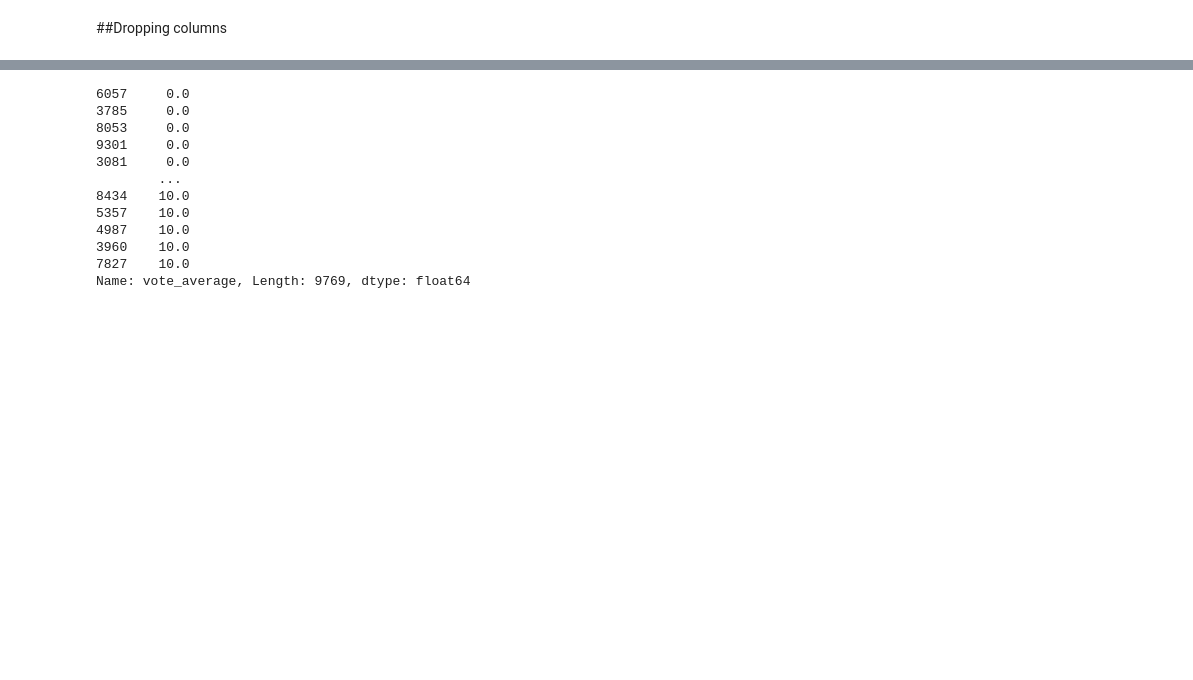
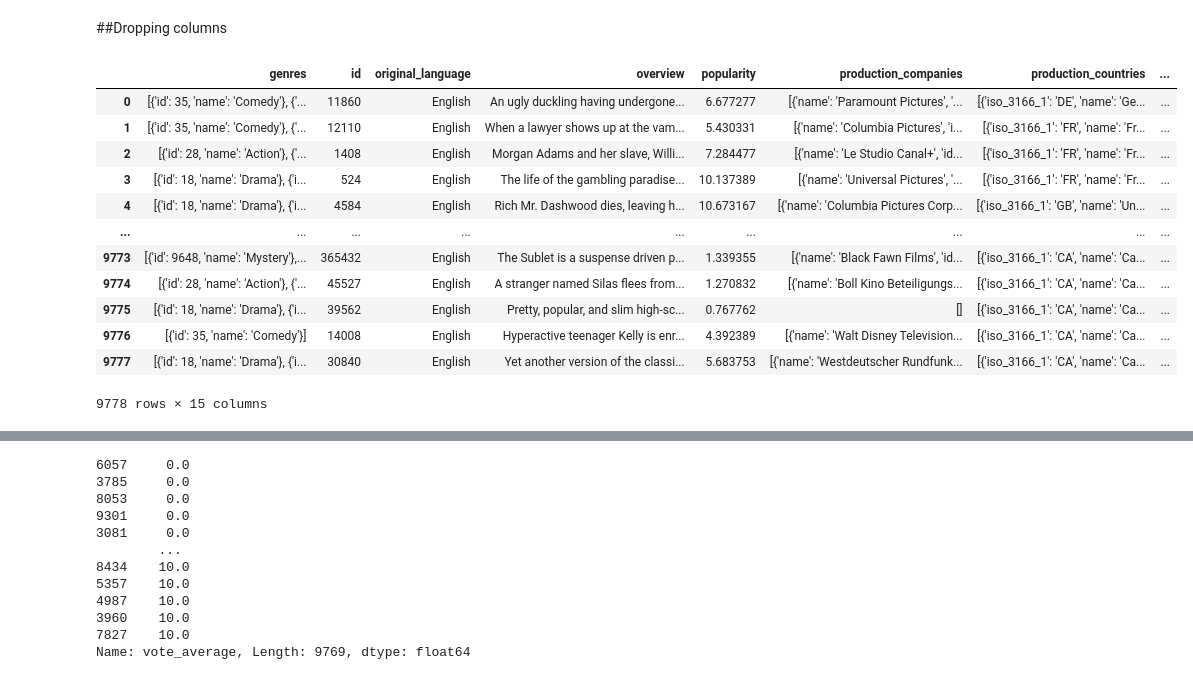
Before and after one commit to moldypeaches/DAFT_0410, a Jupyter notebook: module_3/Project_week_8/Data_cleaning.ipynb, the cells around one changed output, grey strips where cells are left out. Drawn from its saved outputs; the diff is of its cells as text; code cells hidden in the pictures; blank space fills up the shorter version.

```diff
--- a/module_3/Project_week_8/Data_cleaning.ipynb
+++ b/module_3/Project_week_8/Data_cleaning.ipynb
@@ -11,3 +11,19 @@ male.drop(columns=['runtime','spoken_languages', 'original_title', 'release_date
 #fem.drop(columns= ["Unnamed: 0",'runtime'], inplace=True)
 #fem_250.drop(columns= ["Unnamed: 0", 'runtime'], inplace=True)
 #new_list.drop(columns= ["Unnamed: 0", 'runtime'], inplace=True)
+# %%
+male
+# %% [output]
+|  | genres | id | original_language | overview | popularity | production_companies | production_countries | ... |
+| 0 | [{'id': 35, 'name': 'Comedy'}, {'... | 11860 | English | An ugly duckling having undergone... | 6.677277 | [{'name': 'Paramount Pictures', '... | [{'iso_3166_1': 'DE', 'name': 'Ge... | ... |
+| 1 | [{'id': 35, 'name': 'Comedy'}, {'... | 12110 | English | When a lawyer shows up at the vam... | 5.430331 | [{'name': 'Columbia Pictures', 'i... | [{'iso_3166_1': 'FR', 'name': 'Fr... | ... |
+| 2 | [{'id': 28, 'name': 'Action'}, {'... | 1408 | English | Morgan Adams and her slave, Willi... | 7.284477 | [{'name': 'Le Studio Canal+', 'id... | [{'iso_3166_1': 'FR', 'name': 'Fr... | ... |
+| 3 | [{'id': 18, 'name': 'Drama'}, {'i... | 524 | English | The life of the gambling paradise... | 10.137389 | [{'name': 'Universal Pictures', '... | [{'iso_3166_1': 'FR', 'name': 'Fr... | ... |
+| 4 | [{'id': 18, 'name': 'Drama'}, {'i... | 4584 | English | Rich Mr. Dashwood dies, leaving h... | 10.673167 | [{'name': 'Columbia Pictures Corp... | [{'iso_3166_1': 'GB', 'name': 'Un... | ... |
+| ... | ... | ... | ... | ... | ... | ... | ... | ... |
+| 9773 | [{'id': 9648, 'name': 'Mystery'},... | 365432 | English | The Sublet is a suspense driven p... | 1.339355 | [{'name': 'Black Fawn Films', 'id... | [{'iso_3166_1': 'CA', 'name': 'Ca... | ... |
+| 9774 | [{'id': 28, 'name': 'Action'}, {'... | 45527 | English | A stranger named Silas flees from... | 1.270832 | [{'name': 'Boll Kino Beteiligungs... | [{'iso_3166_1': 'CA', 'name': 'Ca... | ... |
+| 9775 | [{'id': 18, 'name': 'Drama'}, {'i... | 39562 | English | Pretty, popular, and slim high-sc... | 0.767762 | [] | [{'iso_3166_1': 'CA', 'name': 'Ca... | ... |
+| 9776 | [{'id': 35, 'name': 'Comedy'}] | 14008 | English | Hyperactive teenager Kelly is enr... | 4.392389 | [{'name': 'Walt Disney Television... | [{'iso_3166_1': 'CA', 'name': 'Ca... | ... |
+| 9777 | [{'id': 18, 'name': 'Drama'}, {'i... | 30840 | English | Yet another version of the classi... | 5.683753 | [{'name': 'Westdeutscher Rundfunk... | [{'iso_3166_1': 'CA', 'name': 'Ca... | ... |
+9778 rows × 15 columns
```
Also changed, not shown: parts of 10 cells of this notebook.
